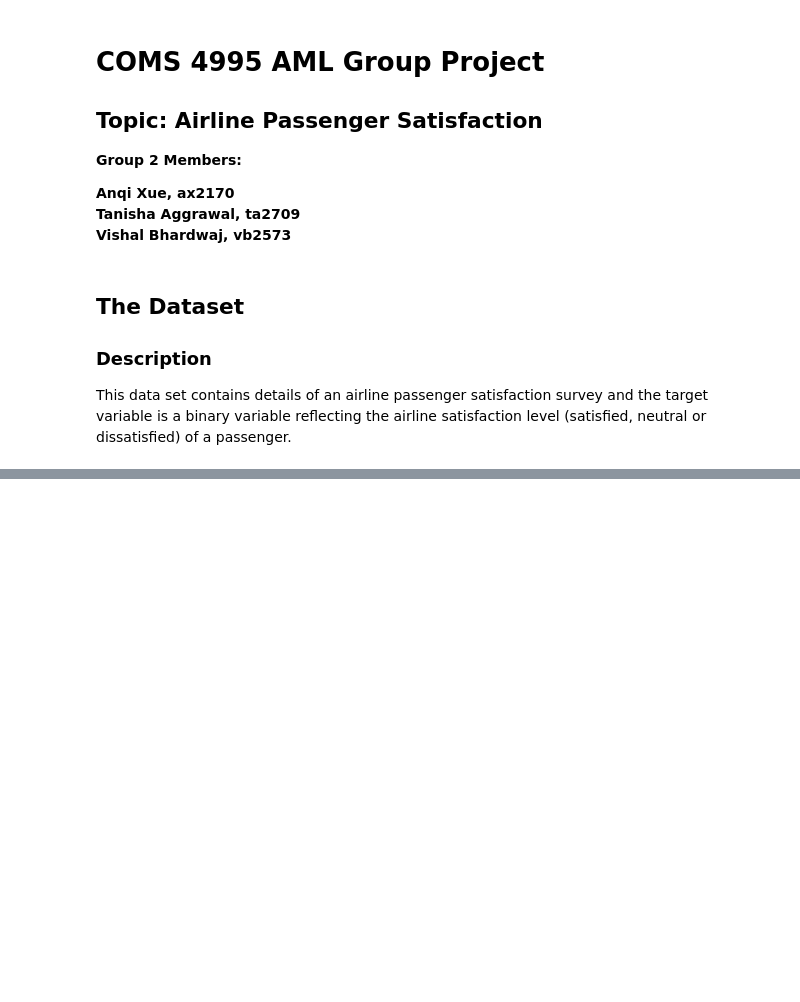
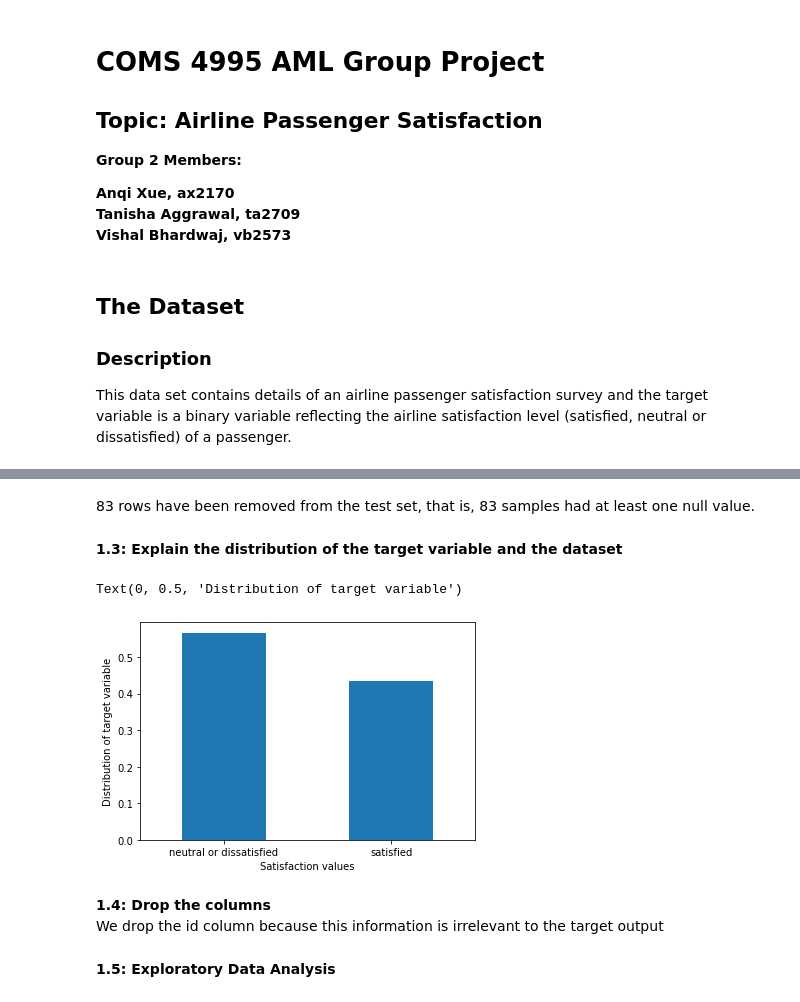
Before and after one commit to KallistaXue/airline-passenger-satisfaction-predictor, a Jupyter notebook: Project Code.ipynb, the cells around one changed output, grey strips where cells are left out. Cells and saved outputs as stored; diff of their text form; code cells hidden in the pictures; blank space fills up the shorter version.

```diff
--- a/Project Code.ipynb
+++ b/Project Code.ipynb
@@ -35,0 +39,3 @@ from sklearn.model_selection import GridSearchCV
+# %%
+dev_df = pd.read_csv('train_and_validation.csv', index_col = 0)
+test_df = pd.read_csv('test.csv', index_col = 0)
@@ -35,0 +83,4 @@ from sklearn.model_selection import GridSearchCV
+# %%
+#drop the whole row with null value(s) in dev set
+dev_df = dev_df.dropna(axis = 0, how = 'any')
+dev_df
@@ -35,0 +126,14 @@ from sklearn.model_selection import GridSearchCV
+# %% [markdown]
+83 rows have been removed from the test set, that is, 83 samples had at least one null value.
+# %% [markdown]
+**1.3: Explain the distribution of the target variable and the dataset**
+# %%
+dev_df['satisfaction'].value_counts(normalize = True).plot(kind='bar', rot=0)
+plt.xlabel('Satisfaction values')
+plt.ylabel('Distribution of target variable')
+# %% [output]
+Text(0, 0.5, 'Distribution of target variable')
+[figure, added]
+# %% [markdown]
+**1.4: Drop the columns**
+We drop the id column because this information is irrelevant to the target output
@@ -35,0 +146,2 @@ from sklearn.model_selection import GridSearchCV
+# %% [markdown]
+**1.5: Exploratory Data Analysis**
```
Also changed, not shown: parts of 19 cells of this notebook.
